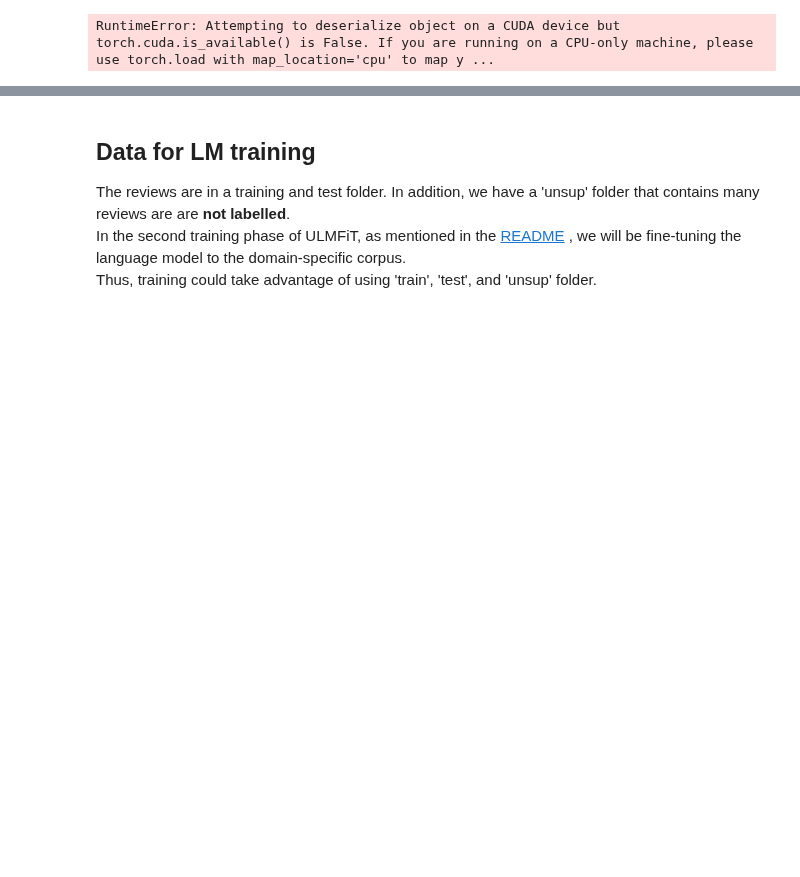
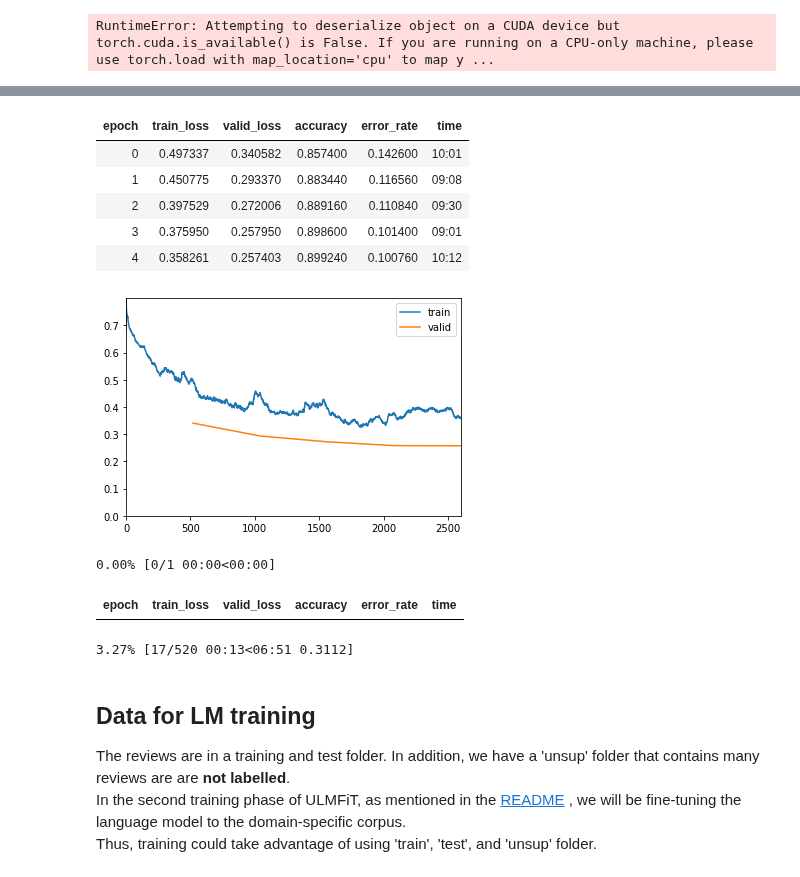
Before and after one commit to Sylar257/Transformers-in-NLP, a Jupyter notebook: Test concepts.ipynb, the cells around one changed output, grey strips where cells are left out. Saved outputs shown, nothing was run; the diff lists cells and outputs as text; code cells hidden in the pictures; blank space fills up the shorter version.

Commit message:
training freezed

```diff
--- a/Test concepts.ipynb
+++ b/Test concepts.ipynb
@@ -363,8 +363,8 @@ custom_transformer_model = CustomTransformerModel(transformer_model = transforme
 # %% [markdown]
 ## Load the encoder's pre-trained weights from the language model training
 # %%
-name = 'learn_lm_encoder_IMDB'
-custom_transformer_model.transformer.roberta.load_state_dict(torch.load(path/'models'/f'{name}.pth', map_location=None))
+# name = 'learn_lm_encoder_IMDB'
+# custom_transformer_model.transformer.roberta.load_state_dict(torch.load(path/'models'/f'{name}.pth', map_location=None))
 # %% [output]
 RuntimeError: Attempting to deserialize object on a CUDA device but torch.cuda.is_available() is False. If you are running on a CPU-only machine, please use torch.load with map_location='cpu' to map y ...
 # %%
@@ -419,5 +462,21 @@ learner.recorder.plot(skip_end = 10, suggestion=True)
 # %%
-learner.fit_one_cycle(5, 5e-4,moms=(0.8,0.7))
+learner.fit_one_cycle(5, 2.51e-03, moms=(0.8,0.7))
+# %% [output]
+| epoch | train_loss | valid_loss | accuracy | error_rate | time |
+| 0 | 0.497337 | 0.340582 | 0.857400 | 0.142600 | 10:01 |
+| 1 | 0.450775 | 0.293370 | 0.883440 | 0.116560 | 09:08 |
+| 2 | 0.397529 | 0.272006 | 0.889160 | 0.110840 | 09:30 |
+| 3 | 0.375950 | 0.257950 | 0.898600 | 0.101400 | 09:01 |
+| 4 | 0.358261 | 0.257403 | 0.899240 | 0.100760 | 10:12 |
+[figure, added]
+# %%
+learner.freeze_to(-1)
+learner.lr_find()
+learner.recorder.plot(skip_end = 10, suggestion=True)
+# %% [output]
+0.00% [0/1 00:00<00:00]
+| epoch | train_loss | valid_loss | accuracy | error_rate | time |
+3.27% [17/520 00:13<06:51 0.3112]
 # %% [markdown]
 ## Data for LM training
 The reviews are in a training and test folder. In addition, we have a 'unsup' folder that contains many reviews are
```
Also changed, not shown: parts of 6 cells of this notebook.
